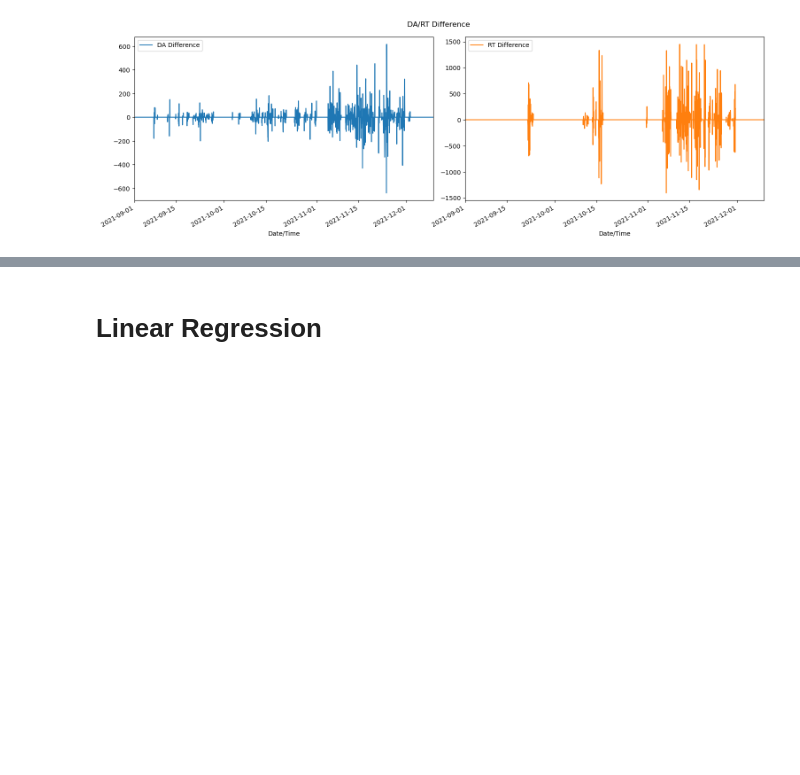
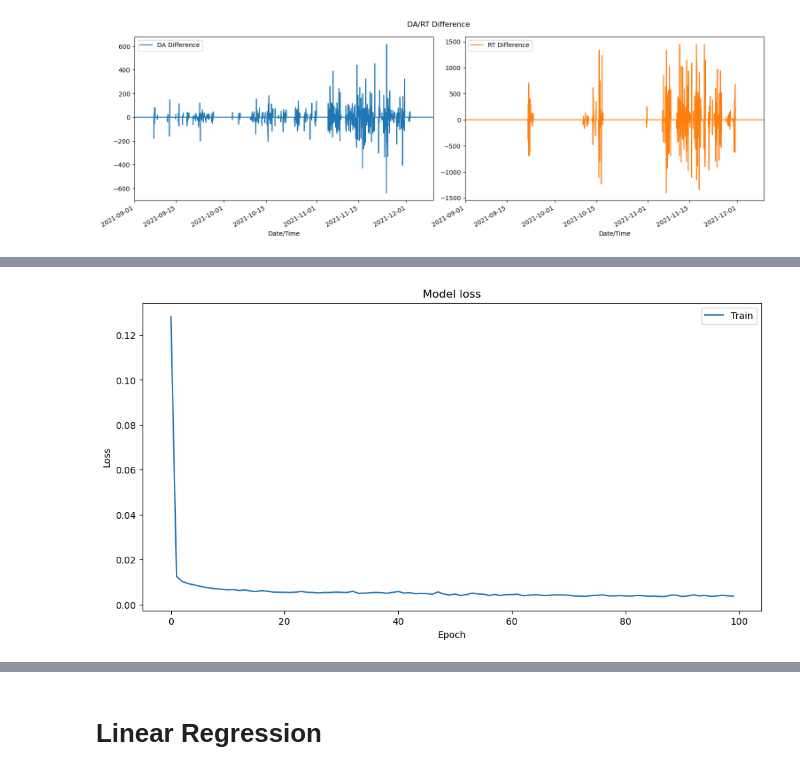
Before and after one commit to Nim-ah/Day-Ahead-Real-Time-Constraint-Investigation, a Jupyter notebook: DA_RT_V1.ipynb, the cells around one changed output, grey strips where cells are left out. Saved outputs shown, nothing was run; the diff lists cells and outputs as text; code cells hidden in the pictures; blank space fills up the shorter version.

Commit message:
Configured LSTM. It works now

```diff
--- a/DA_RT_V1.ipynb
+++ b/DA_RT_V1.ipynb
@@ -329,0 +324,34 @@ df[['Constraint DA','forecast']].plot(figsize=(12,8))
+# %%
+# Define the input features and the output features
+input_features = df[['Wind', 'Solar', 'AEP Load',
+                     'ATSI Load', 'COMED Load', 'DOM Load']]
+output_features = df[['Constraint DA', 'Constraint RT']]
+
+# Define two different scalers
+input_scaler = MinMaxScaler(feature_range=(-1, 1))
+output_scaler = MinMaxScaler(feature_range=(-1, 1))
+
+# Fit the scalers to the relevant data
+scaled_input = input_scaler.fit_transform(input_features)
+scaled_output = output_scaler.fit_transform(output_features)
+
+# Combine the scaled input and output into one array
+scaled_features = np.concatenate((scaled_output, scaled_input), axis=1)
+
+# Split into train and test sets
+train_size = int(len(scaled_features) * 0.7)
+test_size = len(scaled_features) - train_size
+train, test = scaled_features[0:train_size,:], scaled_features[train_size:len(scaled_features), :]
+
+# Reshape into X=t and Y=t+1
+look_back = 1
+X_train, y_train = create_dataset(train, look_back)
+X_test, y_test = create_dataset(test, look_back)
+
+# Reshape input to be [samples, time steps, features]
+X_train = np.reshape(X_train, (X_train.shape[0], look_back, X_train.shape[2]))
+X_test = np.reshape(X_test, (X_test.shape[0], look_back, X_test.shape[2]))
+
+
+model = create_model()
+LSTM_Model = model.fit(X_train, y_train, epochs=100, batch_size=16, verbose=1)
@@ -329,0 +376,10 @@ df[['Constraint DA','forecast']].plot(figsize=(12,8))
+# %%
+plt.figure(figsize=(12, 6))
+plt.plot(LSTM_Model.history['loss'])
+plt.title('Model loss')
+plt.ylabel('Loss')
+plt.xlabel('Epoch')
+plt.legend(['Train'], loc='upper right')
+plt.show()
+# %% [output]
+[figure, added]
```
Also changed, not shown: parts of 49 cells of this notebook.
